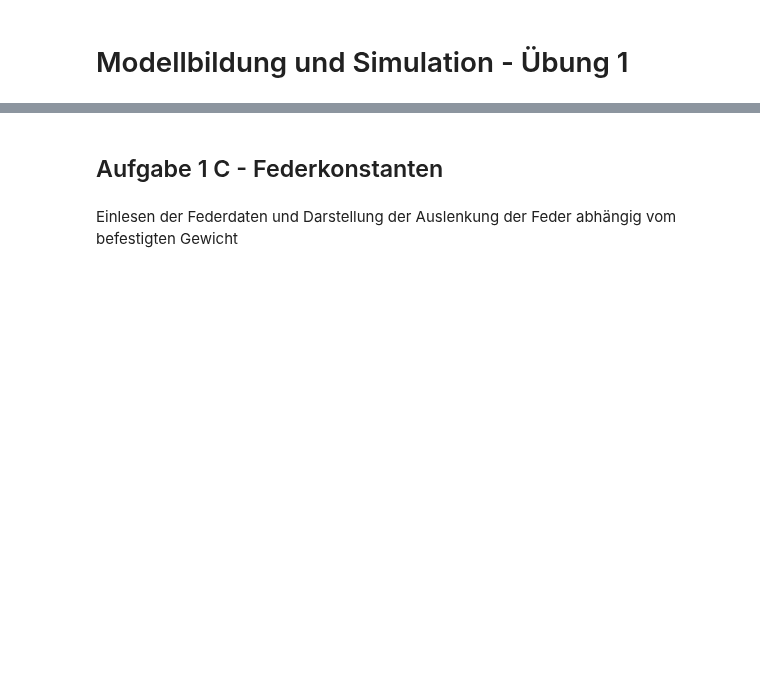
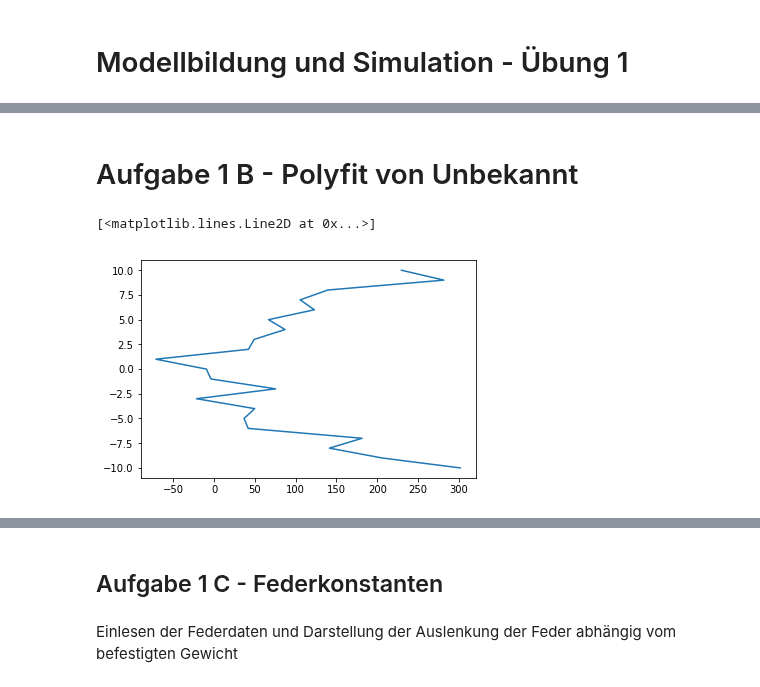
Before and after one commit to darenegade/modellbildung, a Jupyter notebook: Abgabe1/Abgabe1.ipynb, the cells around one changed output, grey strips where cells are left out. Drawn from its saved outputs; the diff is of its cells as text; code cells hidden in the pictures; blank space fills up the shorter version.

```diff
--- a/Abgabe1/Abgabe1.ipynb
+++ b/Abgabe1/Abgabe1.ipynb
@@ -38,0 +73,8 @@ plt.plot(accData['Time (s)'], ffit(accData['Time (s)']))
+# %% [markdown]
+# Aufgabe 1 B - Polyfit von Unbekannt
+# %%
+Unknown = pd.read_csv("data/UnbekannteDaten.txt", sep=" ")
+plt.plot(Unknown['x'], Unknown['y'])
+# %% [output]
+[<matplotlib.lines.Line2D at 0x...>]
+[figure, added]
```
Also changed, not shown: parts of 24 cells of this notebook, 1 other file.
